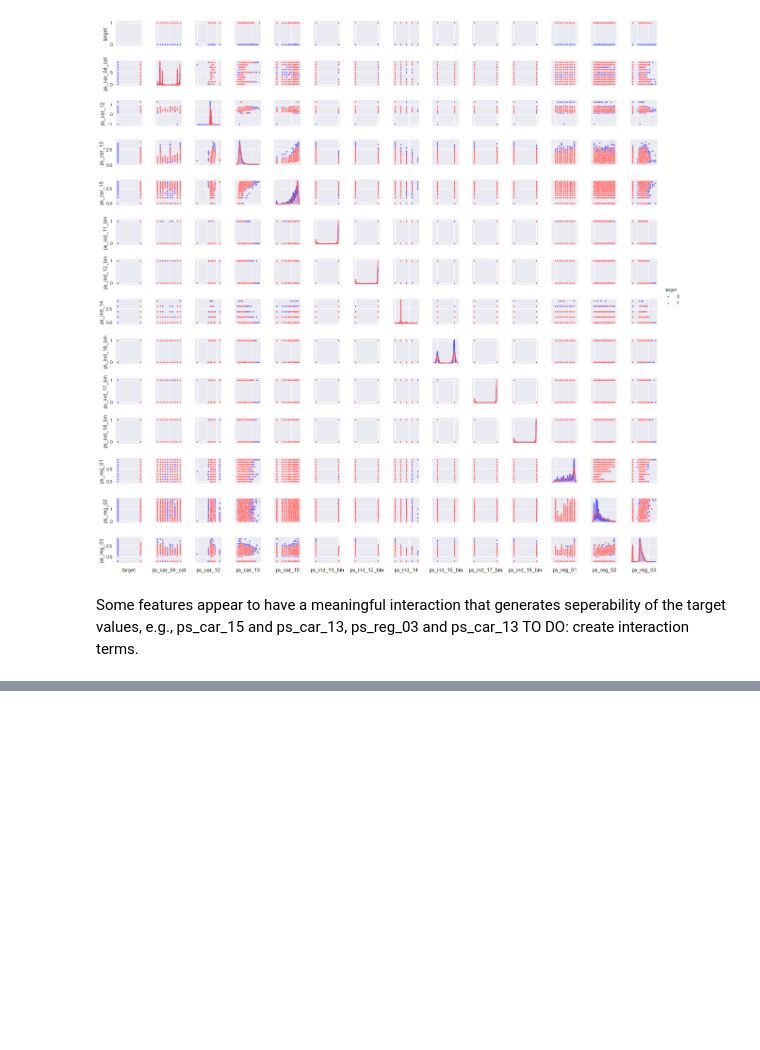
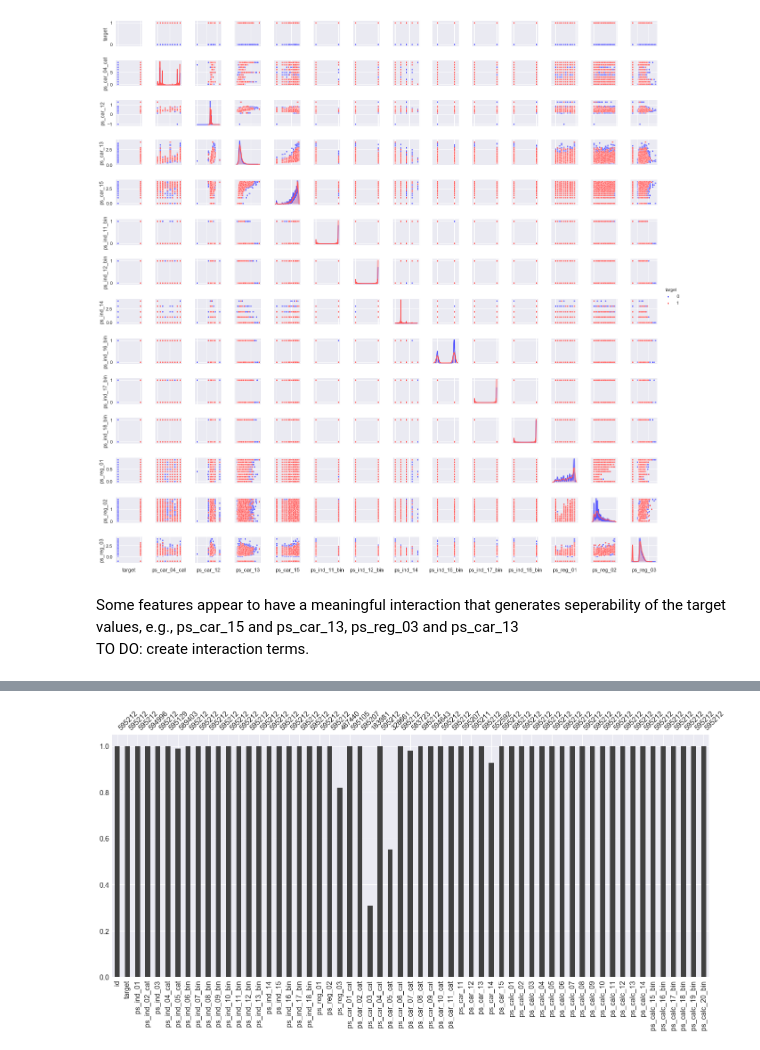
Before and after one commit to GreysonL/MIT6.867, a Jupyter notebook: Code/Data_exploration.ipynb, the cells around one changed output, grey strips where cells are left out. Cells and saved outputs as stored; diff of their text form; code cells hidden in the pictures; blank space fills up the shorter version.

```diff
--- a/Code/Data_exploration.ipynb
+++ b/Code/Data_exploration.ipynb
@@ -127,0 +159,5 @@ TO DO: create interaction terms.
+# %%
+### Visualize missingness by column
+msno.bar(train)
+# %% [output]
+[figure, added]
```
Also changed, not shown: parts of 8 cells of this notebook.
